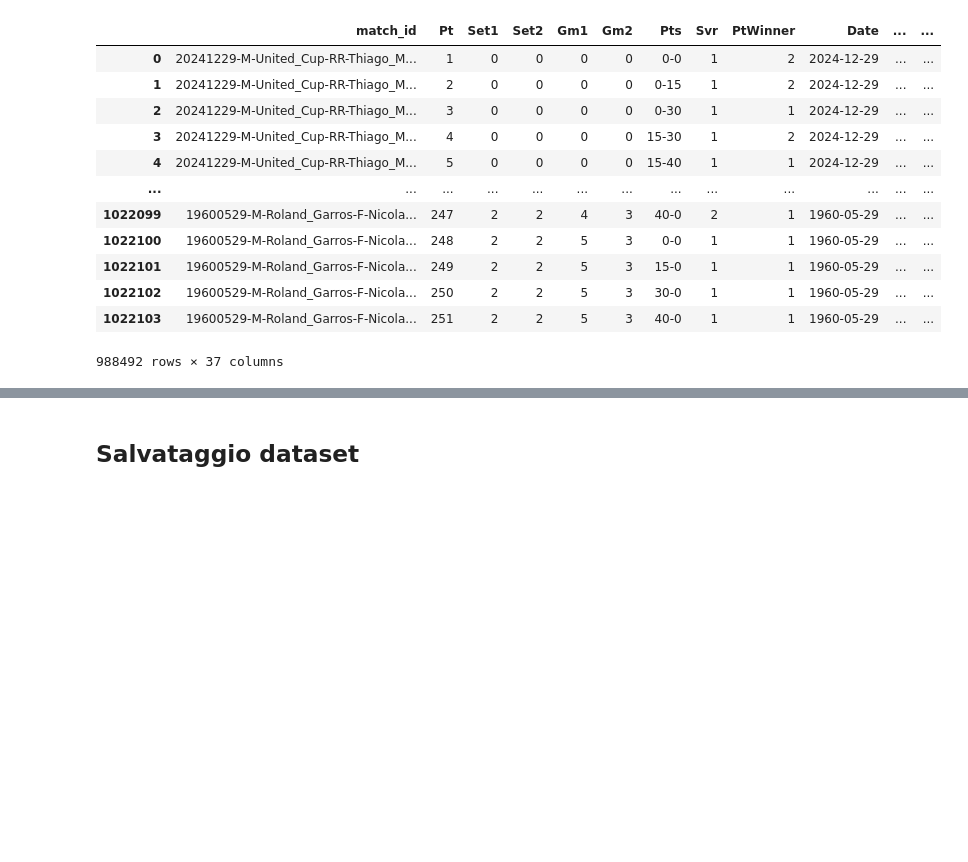
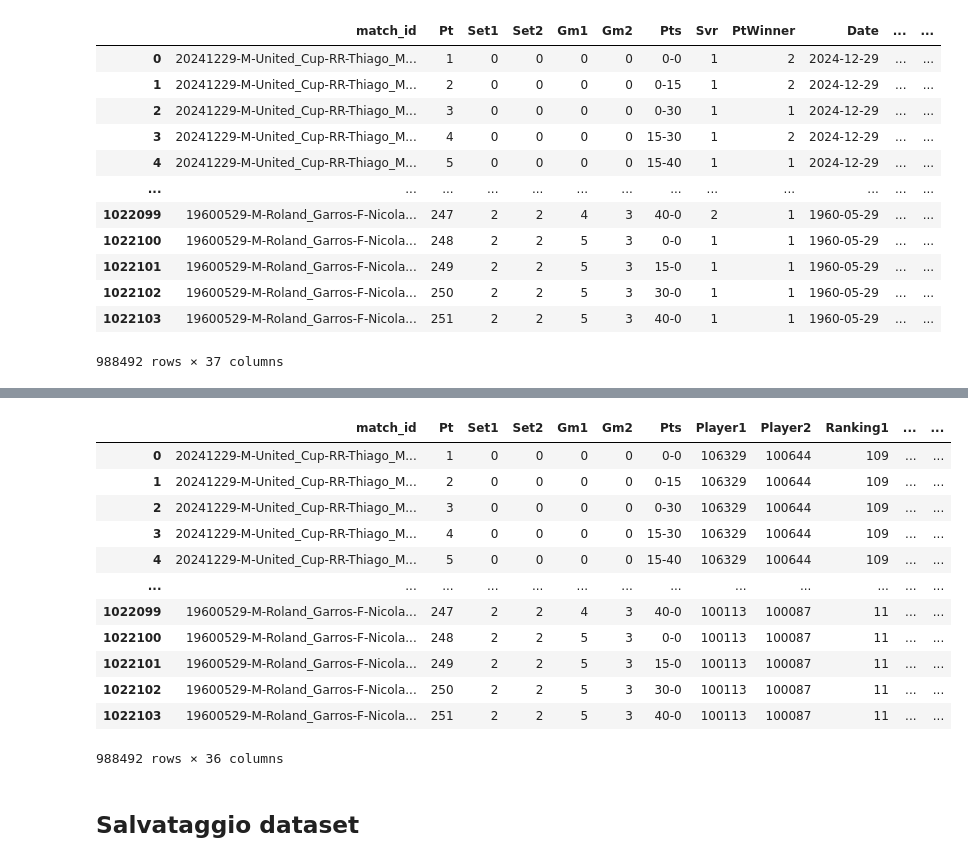
Before and after one commit to oraziotorre/MomentumShiftAI, a Jupyter notebook: TennisDataGenerator.ipynb, the cells around one changed output, grey strips where cells are left out. Drawn from its saved outputs; the diff is of its cells as text; code cells hidden in the pictures; blank space fills up the shorter version.

```diff
--- a/TennisDataGenerator.ipynb
+++ b/TennisDataGenerator.ipynb
@@ -910,3 +923,21 @@ Warning: total number of rows (988492) exceeds max_rows (20000). Falling back to
 | 1022102 | 19600529-M-Roland_Garros-F-Nicola... | 250 | 2 | 2 | 5 | 3 | 30-0 | 1 | 1 | 1960-05-29 | ... | ... |
 | 1022103 | 19600529-M-Roland_Garros-F-Nicola... | 251 | 2 | 2 | 5 | 3 | 40-0 | 1 | 1 | 1960-05-29 | ... | ... |
 988492 rows × 37 columns
+# %%
+dataset= dataset.drop(columns=['Date'])
+
+# Riposizionamento delle nuove colonne
+is_final_index = dataset.columns.get_loc('Svr')
+player1_column = dataset.pop('Player1')
+player2_column = dataset.pop('Player2')
+ranking1_column = dataset.pop('Ranking1')
+ranking2_column = dataset.pop('Ranking2')
+
+dataset.insert(is_final_index, 'Player1', player1_column)
+dataset.insert(is_final_index + 1, 'Player2', player2_column)
+dataset.insert(is_final_index + 2, 'Ranking1', ranking1_column)
+dataset.insert(is_final_index + 3, 'Ranking2', ranking2_column)
+
+
+dataset
+# %% [output]
@@ -913,2 +945,15 @@ Warning: total number of rows (988492) exceeds max_rows (20000). Falling back to
+|  | match_id | Pt | Set1 | Set2 | Gm1 | Gm2 | Pts | Player1 | Player2 | Ranking1 | ... | ... |
+| 0 | 20241229-M-United_Cup-RR-Thiago_M... | 1 | 0 | 0 | 0 | 0 | 0-0 | 106329 | 100644 | 109 | ... | ... |
+| 1 | 20241229-M-United_Cup-RR-Thiago_M... | 2 | 0 | 0 | 0 | 0 | 0-15 | 106329 | 100644 | 109 | ... | ... |
+| 2 | 20241229-M-United_Cup-RR-Thiago_M... | 3 | 0 | 0 | 0 | 0 | 0-30 | 106329 | 100644 | 109 | ... | ... |
+| 3 | 20241229-M-United_Cup-RR-Thiago_M... | 4 | 0 | 0 | 0 | 0 | 15-30 | 106329 | 100644 | 109 | ... | ... |
+| 4 | 20241229-M-United_Cup-RR-Thiago_M... | 5 | 0 | 0 | 0 | 0 | 15-40 | 106329 | 100644 | 109 | ... | ... |
+| ... | ... | ... | ... | ... | ... | ... | ... | ... | ... | ... | ... | ... |
+| 1022099 | 19600529-M-Roland_Garros-F-Nicola... | 247 | 2 | 2 | 4 | 3 | 40-0 | 100113 | 100087 | 11 | ... | ... |
+| 1022100 | 19600529-M-Roland_Garros-F-Nicola... | 248 | 2 | 2 | 5 | 3 | 0-0 | 100113 | 100087 | 11 | ... | ... |
+| 1022101 | 19600529-M-Roland_Garros-F-Nicola... | 249 | 2 | 2 | 5 | 3 | 15-0 | 100113 | 100087 | 11 | ... | ... |
+| 1022102 | 19600529-M-Roland_Garros-F-Nicola... | 250 | 2 | 2 | 5 | 3 | 30-0 | 100113 | 100087 | 11 | ... | ... |
+| 1022103 | 19600529-M-Roland_Garros-F-Nicola... | 251 | 2 | 2 | 5 | 3 | 40-0 | 100113 | 100087 | 11 | ... | ... |
+988492 rows × 36 columns
 # %% [markdown]
 ## Salvataggio dataset
```
Also changed, not shown: parts of 10 cells of this notebook.
